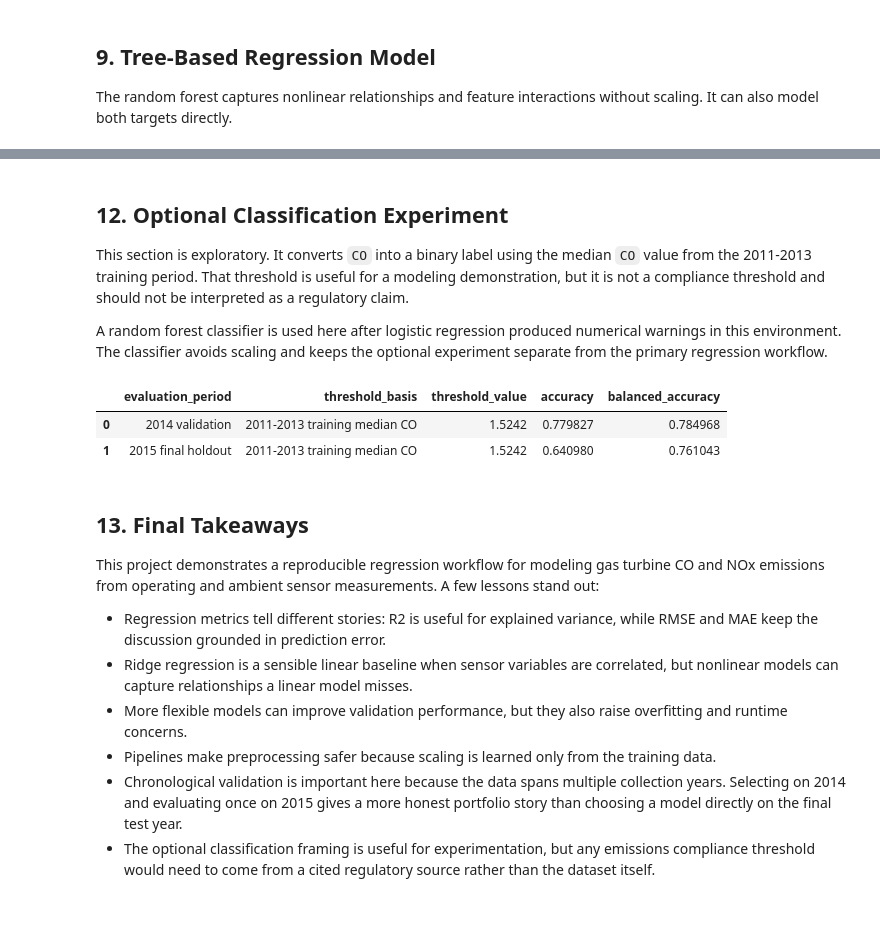
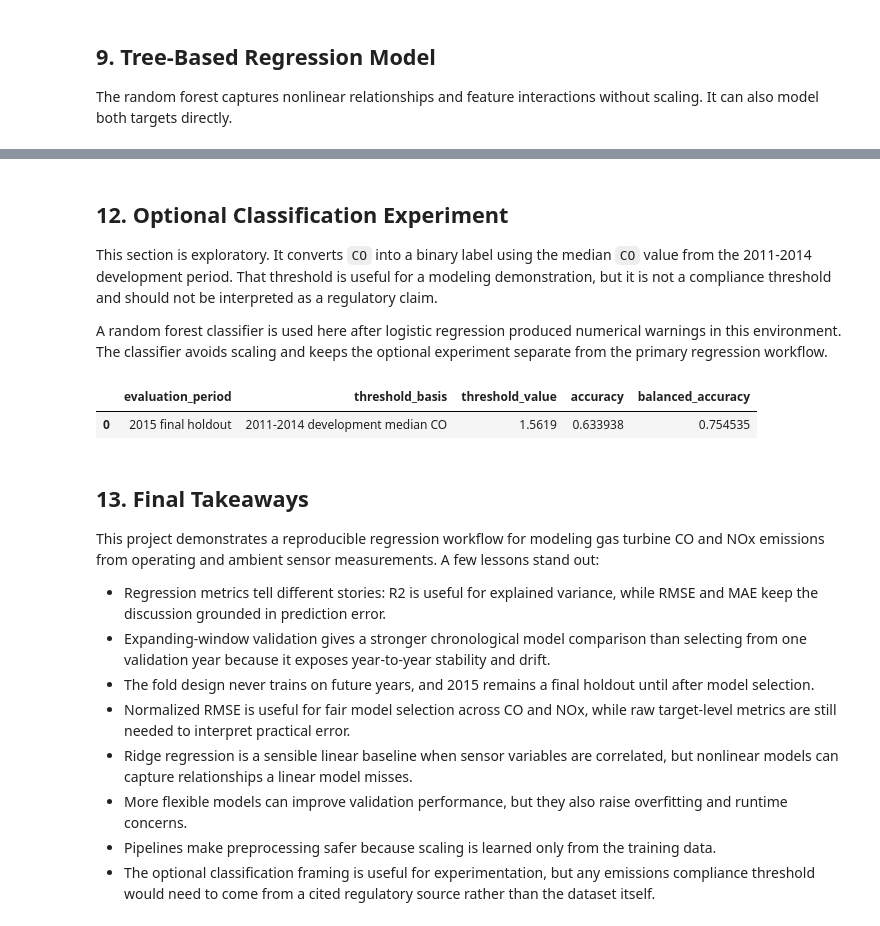
Before and after one commit to mowen18/gas-turbines-emissions-ml, a Jupyter notebook: notebooks/01_emissions_modeling.ipynb, the cells around one changed output, grey strips where cells are left out. Cells and saved outputs as stored; diff of their text form; code cells hidden in the pictures.

```diff
--- a/notebooks/01_emissions_modeling.ipynb
+++ b/notebooks/01_emissions_modeling.ipynb
@@ -484,54 +734,46 @@ NOx can be harder to predict when its behavior shifts by year or depends on oper
 # %% [markdown]
 ## 12. Optional Classification Experiment
 
-This section is exploratory. It converts `CO` into a binary label using the median `CO` value from the 2011-2013 training period. That threshold is useful for a modeling demonstration, but it is not a compliance threshold and should not be interpreted as a regulatory claim.
+This section is exploratory. It converts `CO` into a binary label using the median `CO` value from the 2011-2014 development period. That threshold is useful for a modeling demonstration, but it is not a compliance threshold and should not be interpreted as a regulatory claim.
 
 A random forest classifier is used here after logistic regression produced numerical warnings in this environment. The classifier avoids scaling and keeps the optional experiment separate from the primary regression workflow.
 # %%
-co_threshold = float(y_train["CO"].median())
-y_train_high_co = (y_train["CO"] > co_threshold).astype(int)
-y_validation_high_co = (y_validation["CO"] > co_threshold).astype(int)
+co_threshold = float(y_development["CO"].median())
+y_development_high_co = (y_development["CO"] > co_threshold).astype(int)
 y_holdout_high_co = (y_holdout["CO"] > co_threshold).astype(int)
 
 classification_model = RandomForestClassifier(
     n_estimators=150,
     min_samples_leaf=2,
     random_state=RANDOM_STATE,
     n_jobs=-1,
 )
-classification_model.fit(X_train, y_train_high_co)
-validation_class_predictions = classification_model.predict(X_validation)
+classification_model.fit(X_development, y_development_high_co)
 holdout_class_predictions = classification_model.predict(X_holdout)
 
 classification_results = pd.DataFrame([
     {
-        "evaluation_period": "2014 validation",
-        "threshold_basis": "2011-2013 training median CO",
-        "threshold_value": co_threshold,
-        "accuracy": accuracy_score(y_validation_high_co, validation_class_predictions),
-        "balanced_accuracy": balanced_accuracy_score(y_validation_high_co, validation_class_predictions),
-    },
-    {
         "evaluation_period": "2015 final holdout",
-        "threshold_basis": "2011-2013 training median CO",
+        "threshold_basis": "2011-2014 development median CO",
         "threshold_value": co_threshold,
         "accuracy": accuracy_score(y_holdout_high_co, holdout_class_predictions),
         "balanced_accuracy": balanced_accuracy_score(y_holdout_high_co, holdout_class_predictions),
     },
 ])
 classification_results
 # %% [output]
 |  | evaluation_period | threshold_basis | threshold_value | accuracy | balanced_accuracy |
-| 0 | 2014 validation | 2011-2013 training median CO | 1.5242 | 0.779827 | 0.784968 |
-| 1 | 2015 final holdout | 2011-2013 training median CO | 1.5242 | 0.640980 | 0.761043 |
+| 0 | 2015 final holdout | 2011-2014 development median CO | 1.5619 | 0.633938 | 0.754535 |
 # %% [markdown]
 ## 13. Final Takeaways
 
 This project demonstrates a reproducible regression workflow for modeling gas turbine CO and NOx emissions from operating and ambient sensor measurements. A few lessons stand out:
 
 - Regression metrics tell different stories: R2 is useful for explained variance, while RMSE and MAE keep the discussion grounded in prediction error.
+- Expanding-window validation gives a stronger chronological model comparison than selecting from one validation year because it exposes year-to-year stability and drift.
+- The fold design never trains on future years, and 2015 remains a final holdout until after model selection.
+- Normalized RMSE is useful for fair model selection across CO and NOx, while raw target-level metrics are still needed to interpret practical error.
 - Ridge regression is a sensible linear baseline when sensor variables are correlated, but nonlinear models can capture relationships a linear model misses.
 - More flexible models can improve validation performance, but they also raise overfitting and runtime concerns.
 - Pipelines make preprocessing safer because scaling is learned only from the training data.
-- Chronological validation is important here because the data spans multiple collection years. Selecting on 2014 and evaluating once on 2015 gives a more honest portfolio story than choosing a model directly on the final test year.
 - The optional classification framing is useful for experimentation, but any emissions compliance threshold would need to come from a cited regulatory source rather than the dataset itself.
```
Also changed, not shown: parts of 14 cells of this notebook, 5 other files.
